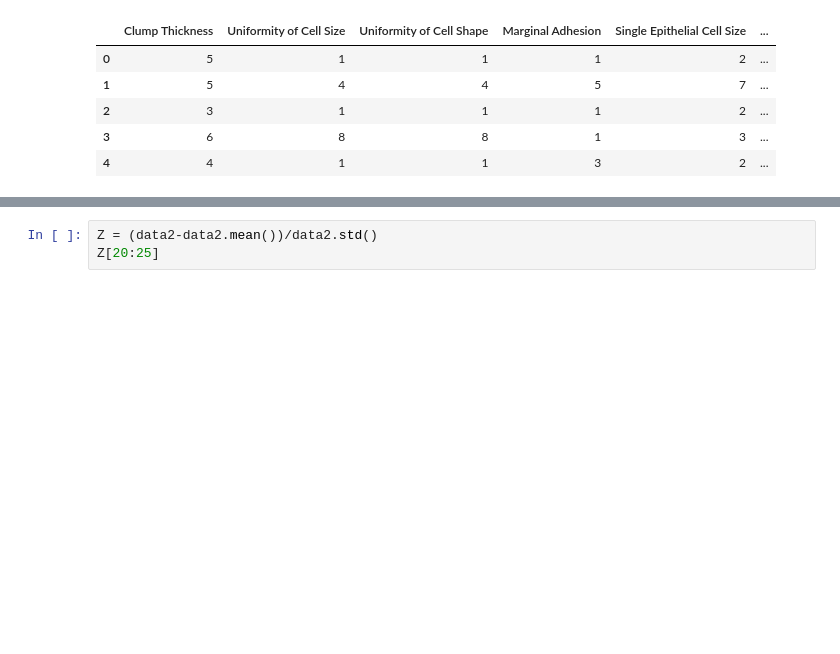
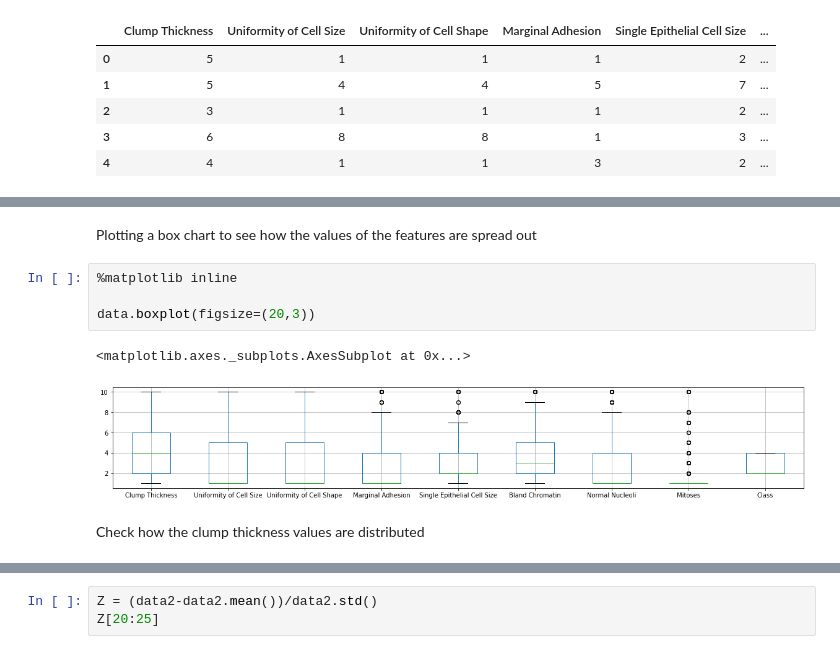
Before and after one commit to vpaluparthi/ML_Assignment1, a Jupyter notebook: Group244_BreastCancer.ipynb, the cells around one changed output, grey strips where cells are left out. Saved outputs shown, nothing was run; the diff lists cells and outputs as text; blank space fills up the shorter version.

```diff
--- a/Group244_BreastCancer.ipynb
+++ b/Group244_BreastCancer.ipynb
@@ -39,0 +57,11 @@ Number of attributes = 10
+# %% [markdown]
+Plotting a box chart to see how the values of the features are spread out
+# %%
+%matplotlib inline
+
+data.boxplot(figsize=(20,3))
+# %% [output]
+<matplotlib.axes._subplots.AxesSubplot at 0x...>
+[figure, added]
+# %% [markdown]
+Check how the clump thickness values are distributed
```
Also changed, not shown: parts of 30 cells of this notebook.
